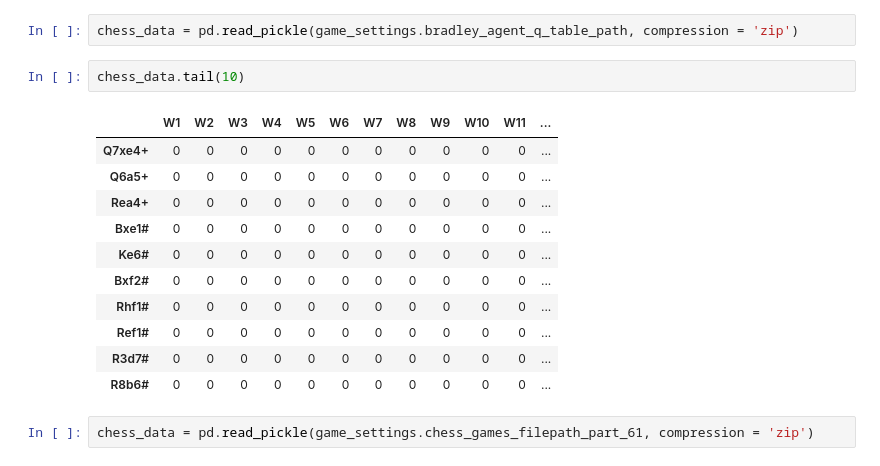
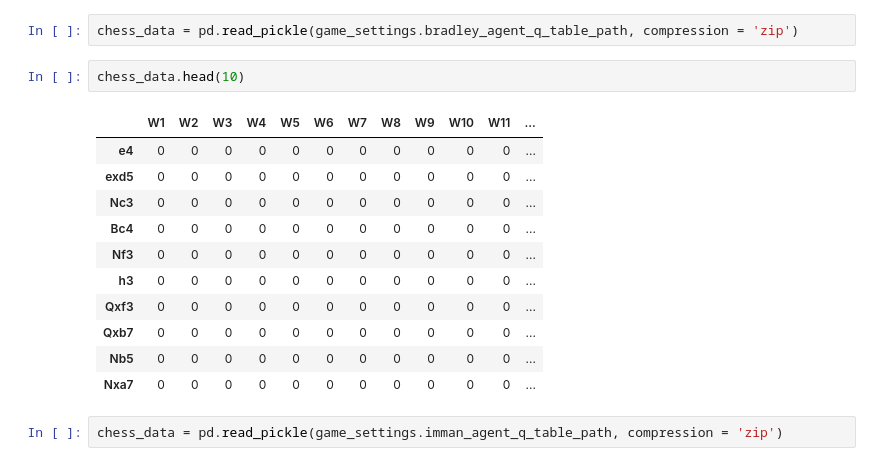
Before and after one commit to Abe-Borg/BradleyChess, a Jupyter notebook: src/Misc Code Testing.ipynb, the cells around one changed output. Drawn from its saved outputs; the diff is of its cells as text.

```diff
--- a/src/Misc Code Testing.ipynb
+++ b/src/Misc Code Testing.ipynb
@@ -4,21 +4,21 @@ import pandas as pd
 # %%
 chess_data = pd.read_pickle(game_settings.bradley_agent_q_table_path, compression = 'zip')
 # %%
-chess_data.tail(10)
+chess_data.head(10)
 # %% [output]
 |  | W1 | W2 | W3 | W4 | W5 | W6 | W7 | W8 | W9 | W10 | W11 | ... |
-| Q7xe4+ | 0 | 0 | 0 | 0 | 0 | 0 | 0 | 0 | 0 | 0 | 0 | ... |
-| Q6a5+ | 0 | 0 | 0 | 0 | 0 | 0 | 0 | 0 | 0 | 0 | 0 | ... |
-| Rea4+ | 0 | 0 | 0 | 0 | 0 | 0 | 0 | 0 | 0 | 0 | 0 | ... |
-| Bxe1# | 0 | 0 | 0 | 0 | 0 | 0 | 0 | 0 | 0 | 0 | 0 | ... |
-| Ke6# | 0 | 0 | 0 | 0 | 0 | 0 | 0 | 0 | 0 | 0 | 0 | ... |
-| Bxf2# | 0 | 0 | 0 | 0 | 0 | 0 | 0 | 0 | 0 | 0 | 0 | ... |
-| Rhf1# | 0 | 0 | 0 | 0 | 0 | 0 | 0 | 0 | 0 | 0 | 0 | ... |
-| Ref1# | 0 | 0 | 0 | 0 | 0 | 0 | 0 | 0 | 0 | 0 | 0 | ... |
-| R3d7# | 0 | 0 | 0 | 0 | 0 | 0 | 0 | 0 | 0 | 0 | 0 | ... |
-| R8b6# | 0 | 0 | 0 | 0 | 0 | 0 | 0 | 0 | 0 | 0 | 0 | ... |
+| e4 | 0 | 0 | 0 | 0 | 0 | 0 | 0 | 0 | 0 | 0 | 0 | ... |
+| exd5 | 0 | 0 | 0 | 0 | 0 | 0 | 0 | 0 | 0 | 0 | 0 | ... |
+| Nc3 | 0 | 0 | 0 | 0 | 0 | 0 | 0 | 0 | 0 | 0 | 0 | ... |
+| Bc4 | 0 | 0 | 0 | 0 | 0 | 0 | 0 | 0 | 0 | 0 | 0 | ... |
+| Nf3 | 0 | 0 | 0 | 0 | 0 | 0 | 0 | 0 | 0 | 0 | 0 | ... |
+| h3 | 0 | 0 | 0 | 0 | 0 | 0 | 0 | 0 | 0 | 0 | 0 | ... |
+| Qxf3 | 0 | 0 | 0 | 0 | 0 | 0 | 0 | 0 | 0 | 0 | 0 | ... |
+| Qxb7 | 0 | 0 | 0 | 0 | 0 | 0 | 0 | 0 | 0 | 0 | 0 | ... |
+| Nb5 | 0 | 0 | 0 | 0 | 0 | 0 | 0 | 0 | 0 | 0 | 0 | ... |
+| Nxa7 | 0 | 0 | 0 | 0 | 0 | 0 | 0 | 0 | 0 | 0 | 0 | ... |
 # %%
-chess_data = pd.read_pickle(game_settings.chess_games_filepath_part_61, compression = 'zip')
+chess_data = pd.read_pickle(game_settings.imman_agent_q_table_path, compression = 'zip')
 # %%
 chess_data.head()
 # %% [output]
```
Also changed, not shown: parts of 2 cells of this notebook, 3 other files.
